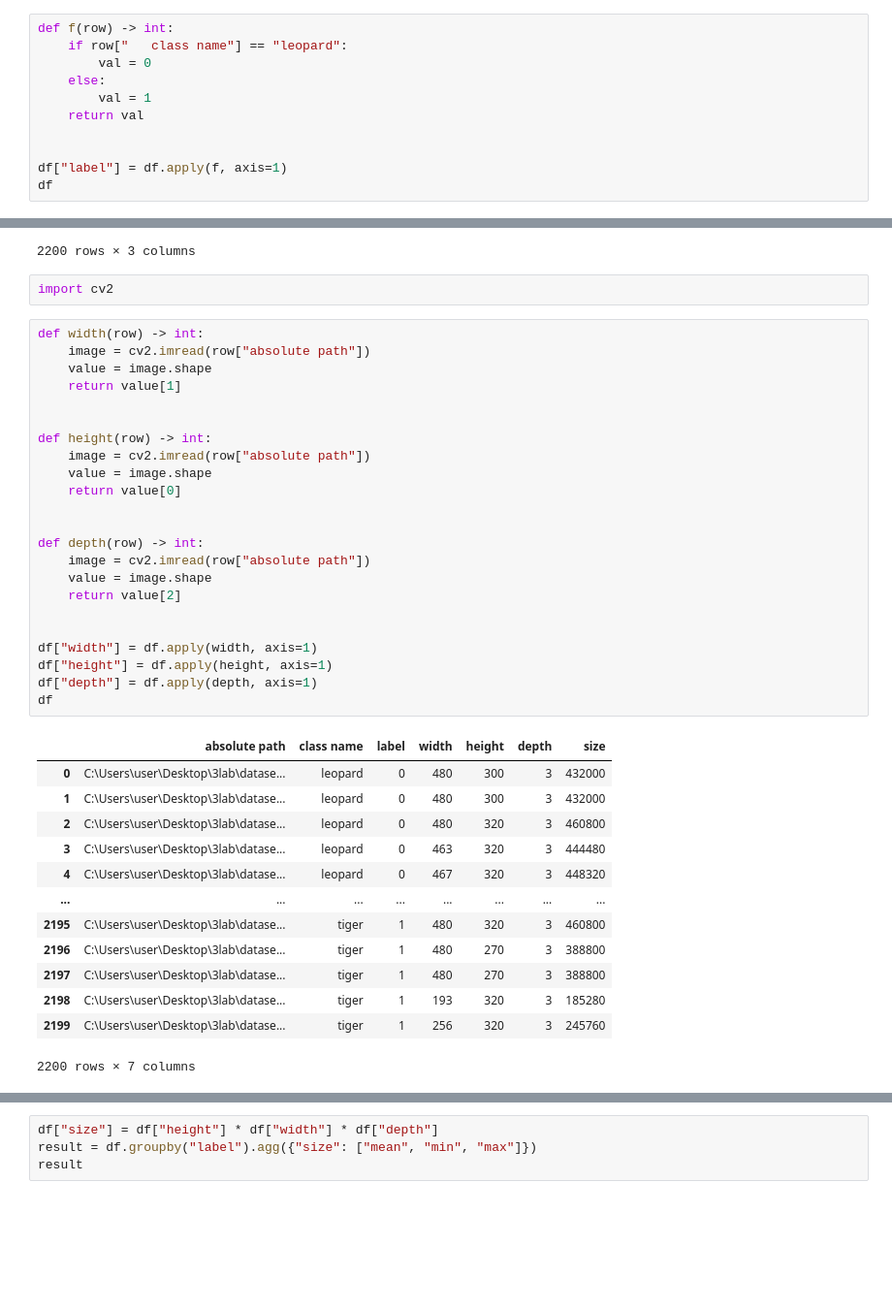
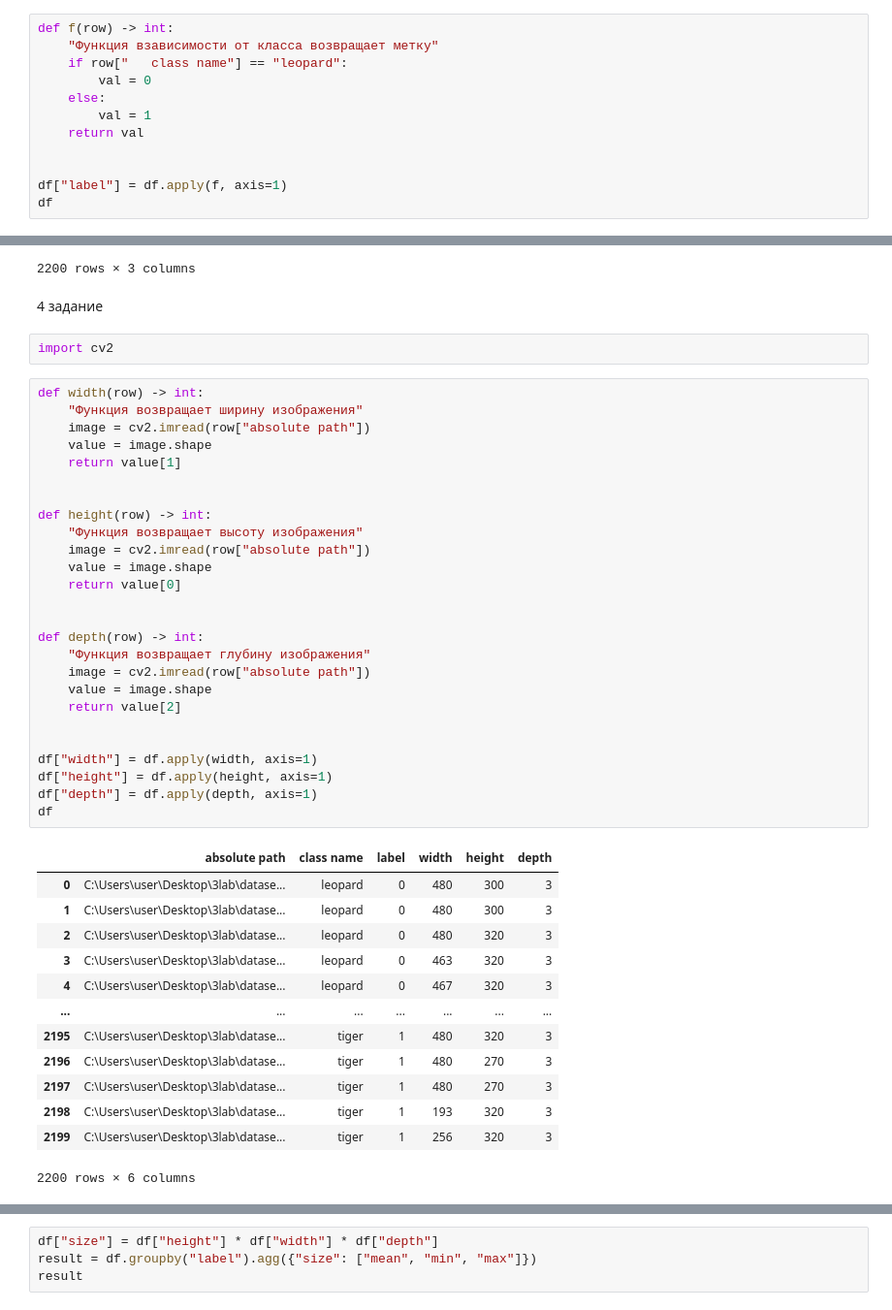
Before and after one commit to DanilSukach/4lab, a Jupyter notebook: code.ipynb, the cells around one changed output, grey strips where cells are left out. Shown at 97% size. Drawn from its saved outputs; the diff is of its cells as text; blank space fills up the shorter version.

```diff
--- a/code.ipynb
+++ b/code.ipynb
@@ -28,6 +28,7 @@ df
 3 задание
 # %%
 def f(row) -> int:
+    "Функция взависимости от класса возвращает метку"
     if row["   class name"] == "leopard":
         val = 0
     else:
@@ -51,42 +52,47 @@ df
 | 2198 | C:\Users\user\Desktop\3lab\datase... | tiger | 1 |
 | 2199 | C:\Users\user\Desktop\3lab\datase... | tiger | 1 |
 2200 rows × 3 columns
+# %% [markdown]
+4 задание
 # %%
 import cv2
 # %%
 def width(row) -> int:
+    "Функция возвращает ширину изображения"
     image = cv2.imread(row["absolute path"])
     value = image.shape
     return value[1]
 
 
 def height(row) -> int:
+    "Функция возвращает высоту изображения"
     image = cv2.imread(row["absolute path"])
     value = image.shape
     return value[0]
 
 
 def depth(row) -> int:
+    "Функция возвращает глубину изображения"
     image = cv2.imread(row["absolute path"])
     value = image.shape
     return value[2]
 
 
 df["width"] = df.apply(width, axis=1)
 df["height"] = df.apply(height, axis=1)
 df["depth"] = df.apply(depth, axis=1)
 df
 # %% [output]
-|  | absolute path | class name | label | width | height | depth | size |
-| 0 | C:\Users\user\Desktop\3lab\datase... | leopard | 0 | 480 | 300 | 3 | 432000 |
-| 1 | C:\Users\user\Desktop\3lab\datase... | leopard | 0 | 480 | 300 | 3 | 432000 |
-| 2 | C:\Users\user\Desktop\3lab\datase... | leopard | 0 | 480 | 320 | 3 | 460800 |
-| 3 | C:\Users\user\Desktop\3lab\datase... | leopard | 0 | 463 | 320 | 3 | 444480 |
-| 4 | C:\Users\user\Desktop\3lab\datase... | leopard | 0 | 467 | 320 | 3 | 448320 |
-| ... | ... | ... | ... | ... | ... | ... | ... |
-| 2195 | C:\Users\user\Desktop\3lab\datase... | tiger | 1 | 480 | 320 | 3 | 460800 |
-| 2196 | C:\Users\user\Desktop\3lab\datase... | tiger | 1 | 480 | 270 | 3 | 388800 |
-| 2197 | C:\Users\user\Desktop\3lab\datase... | tiger | 1 | 480 | 270 | 3 | 388800 |
-| 2198 | C:\Users\user\Desktop\3lab\datase... | tiger | 1 | 193 | 320 | 3 | 185280 |
-| 2199 | C:\Users\user\Desktop\3lab\datase... | tiger | 1 | 256 | 320 | 3 | 245760 |
+|  | absolute path | class name | label | width | height | depth |
+| 0 | C:\Users\user\Desktop\3lab\datase... | leopard | 0 | 480 | 300 | 3 |
+| 1 | C:\Users\user\Desktop\3lab\datase... | leopard | 0 | 480 | 300 | 3 |
+| 2 | C:\Users\user\Desktop\3lab\datase... | leopard | 0 | 480 | 320 | 3 |
+| 3 | C:\Users\user\Desktop\3lab\datase... | leopard | 0 | 463 | 320 | 3 |
+| 4 | C:\Users\user\Desktop\3lab\datase... | leopard | 0 | 467 | 320 | 3 |
+| ... | ... | ... | ... | ... | ... | ... |
+| 2195 | C:\Users\user\Desktop\3lab\datase... | tiger | 1 | 480 | 320 | 3 |
+| 2196 | C:\Users\user\Desktop\3lab\datase... | tiger | 1 | 480 | 270 | 3 |
+| 2197 | C:\Users\user\Desktop\3lab\datase... | tiger | 1 | 480 | 270 | 3 |
+| 2198 | C:\Users\user\Desktop\3lab\datase... | tiger | 1 | 193 | 320 | 3 |
+| 2199 | C:\Users\user\Desktop\3lab\datase... | tiger | 1 | 256 | 320 | 3 |
-2200 rows × 7 columns
+2200 rows × 6 columns
```
Also changed, not shown: parts of 12 cells of this notebook.
